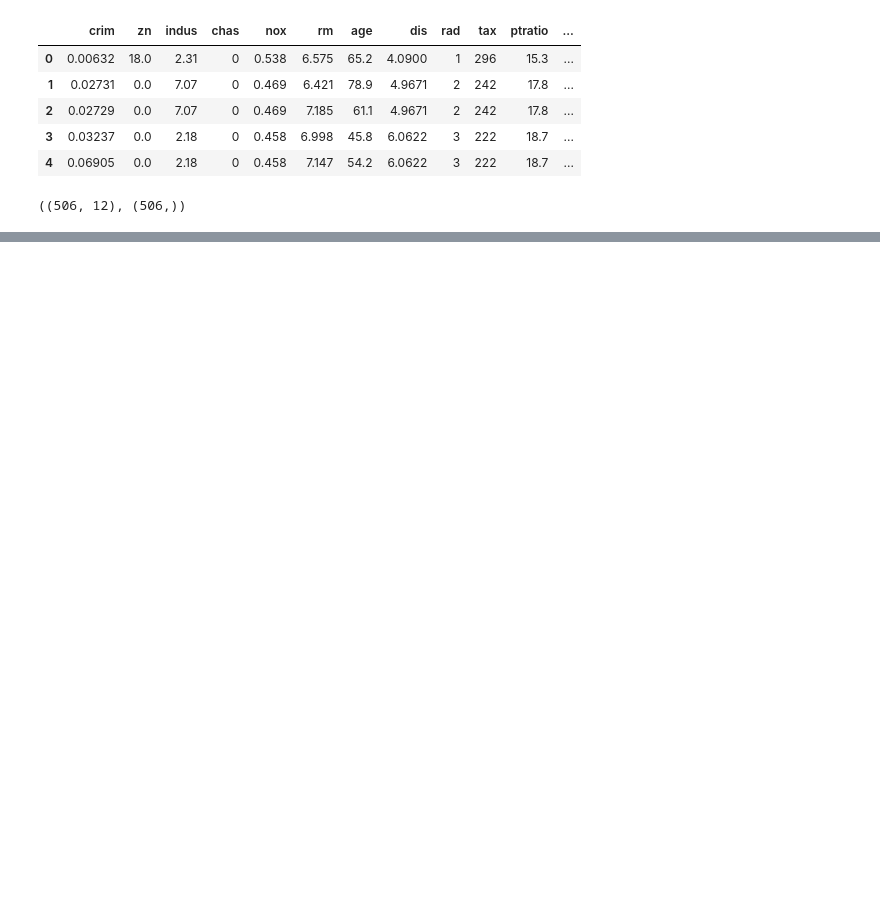
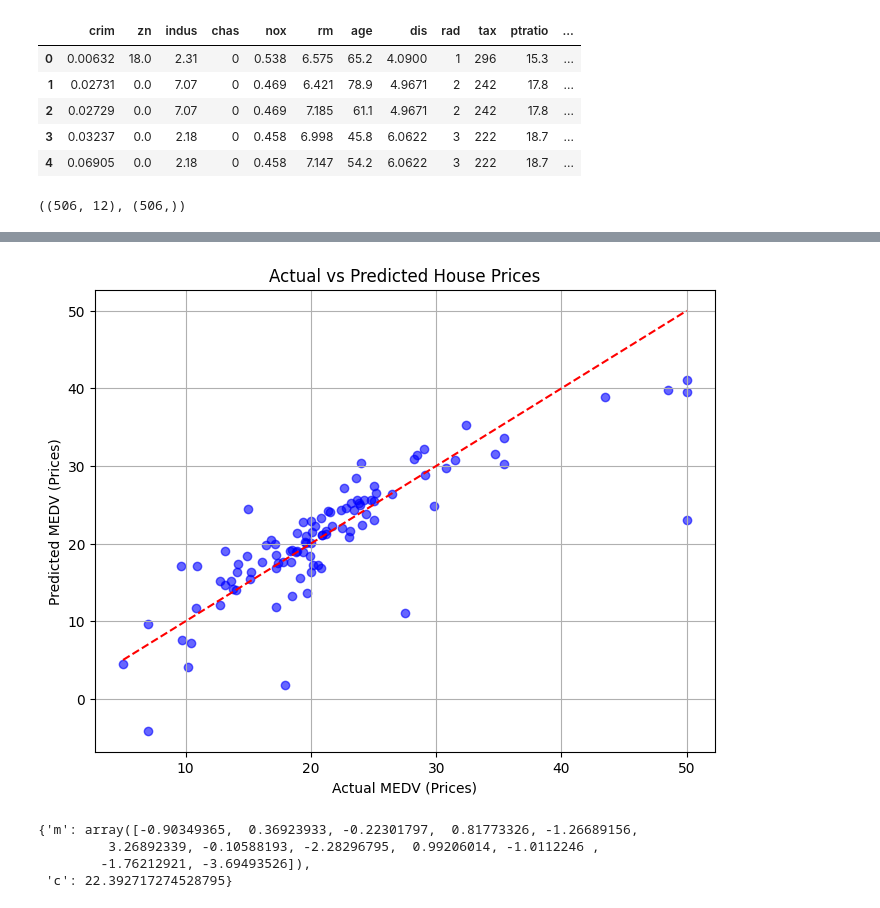
Before and after one commit to Abdoul1996/Statistic-learning, a Jupyter notebook: ML/linear_regression.ipynb, the cells around one changed output, grey strips where cells are left out. Saved outputs shown, nothing was run; the diff lists cells and outputs as text; code cells hidden in the pictures; blank space fills up the shorter version.

```diff
--- a/ML/linear_regression.ipynb
+++ b/ML/linear_regression.ipynb
@@ -141,0 +100,3 @@ parameters, loss = linear_reg.train(train_input, train_output, 0.01, 1000)
+# %%
+X = pd.DataFrame(X, columns=boston_data.columns[:-1])
+X
@@ -141,0 +119,2 @@ parameters, loss = linear_reg.train(train_input, train_output, 0.01, 1000)
+# %%
+X_train, X_test, y_train, y_test = train_test_split(X,  y, test_size=0.2, random_state=42)
@@ -141,0 +180,4 @@ parameters, loss = linear_reg.train(train_input, train_output, 0.01, 1000)
+# %%
+model = LR_model()
+# %%
+model.train(X_train, y_train, learning_rate=0.01, iterations=300)
@@ -141,0 +205,22 @@ parameters, loss = linear_reg.train(train_input, train_output, 0.01, 1000)
+# %%
+import matplotlib.pyplot as plt
+
+y_pred = model.forward(X_test)
+
+plt.figure(figsize=(8, 6))
+plt.scatter(y_test, y_pred, color='blue', alpha=0.6)
+plt.plot([y_test.min(), y_test.max()], [y_test.min(), y_test.max()], 'r--')  # perfect prediction line
+plt.xlabel("Actual MEDV (Prices)")
+plt.ylabel("Predicted MEDV (Prices)")
+plt.title("Actual vs Predicted House Prices")
+plt.grid(True)
+plt.show()
+# %% [output]
+[figure, added]
+# %%
+model.parameters
+# %% [output]
+{'m': array([-0.90349365,  0.36923933, -0.22301797,  0.81773326, -1.26689156,
+         3.26892339, -0.10588193, -2.28296795,  0.99206014, -1.0112246 ,
+        -1.76212921, -3.69493526]),
+ 'c': 22.392717274528795}
```
Also changed, not shown: parts of 13 cells of this notebook.
